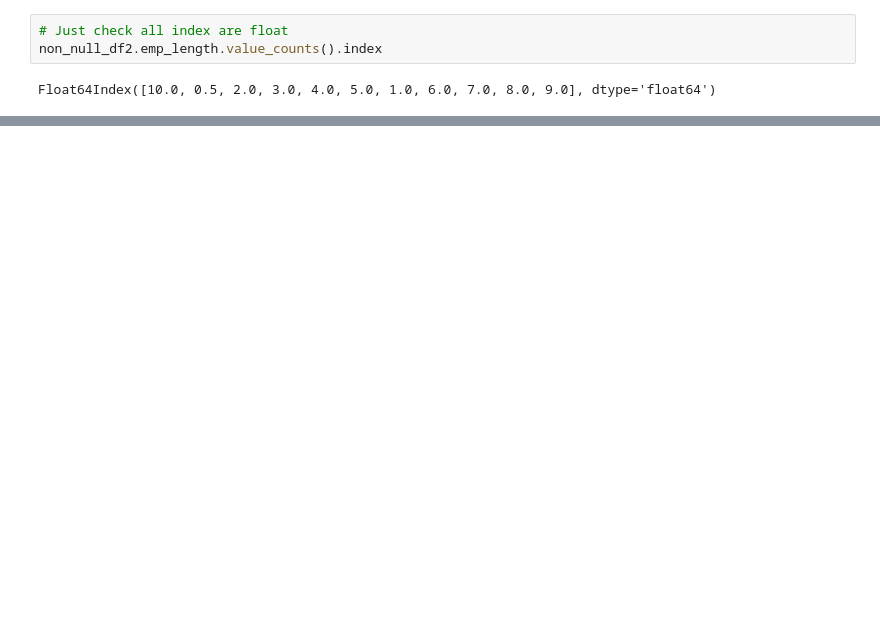
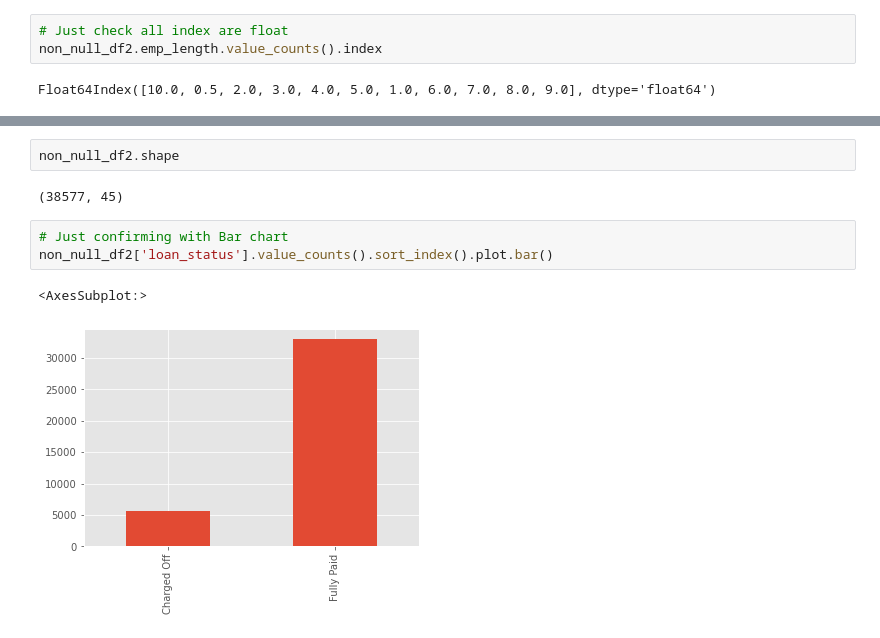
Before and after one commit to tvss93/Lending_Club_Case_Study, a Jupyter notebook: EDA.ipynb, the cells around one changed output, grey strips where cells are left out. Drawn from its saved outputs; the diff is of its cells as text; blank space fills up the shorter version.

```diff
--- a/EDA.ipynb
+++ b/EDA.ipynb
@@ -292,0 +275,10 @@ non_null_df2['purpose'].value_counts().sort_index().plot.bar()
+# %%
+non_null_df2.shape
+# %% [output]
+(38577, 45)
+# %%
+# Just confirming with Bar chart
+non_null_df2['loan_status'].value_counts().sort_index().plot.bar()
+# %% [output]
+<AxesSubplot:>
+[figure, added]
```
Also changed, not shown: parts of 52 cells of this notebook.
